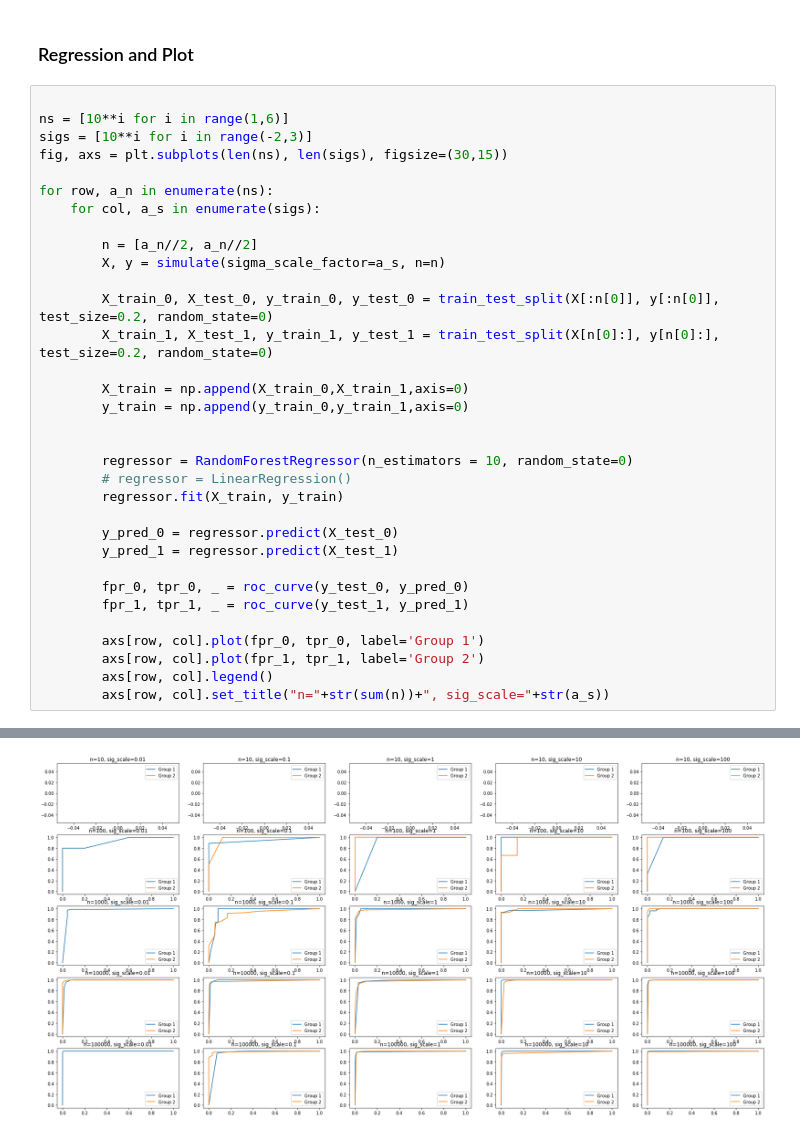
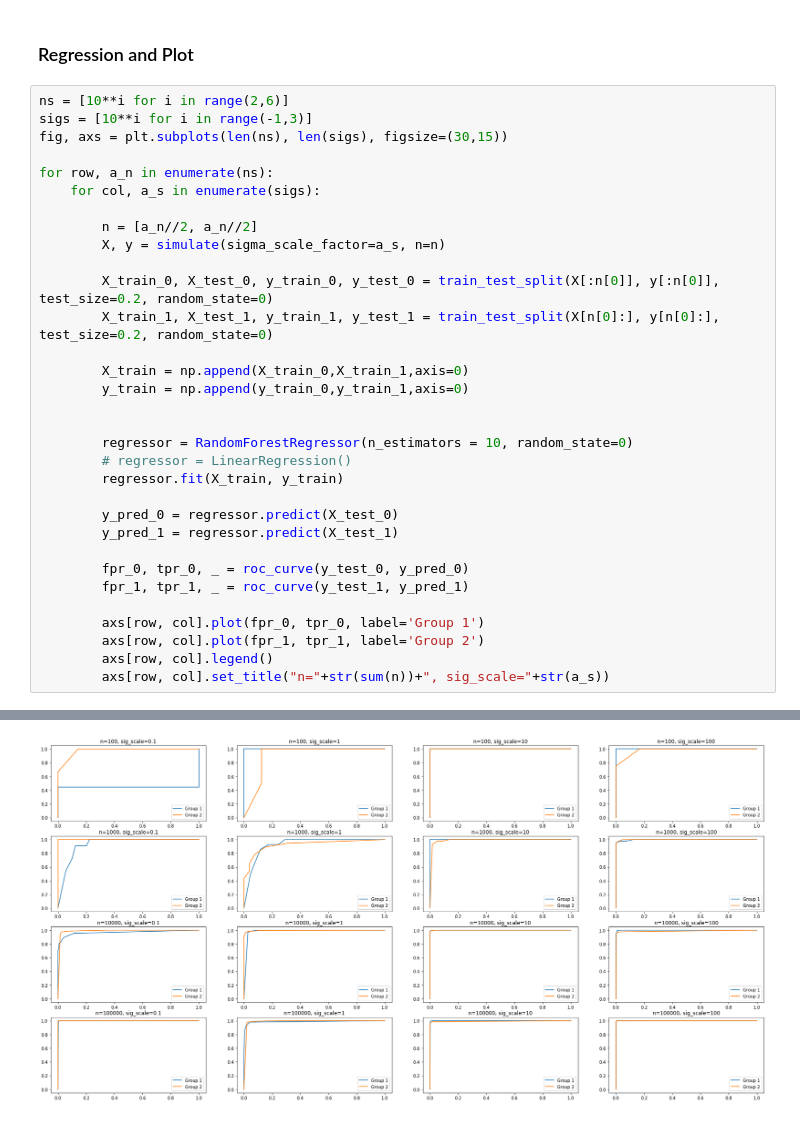
Before and after one commit to 13nat1313/ABROCAproject, a Jupyter notebook: ABROCAprojectDataGeneration.ipynb, the cells around one changed output, grey strips where cells are left out. Saved outputs shown, nothing was run; the diff lists cells and outputs as text.

```diff
--- a/ABROCAprojectDataGeneration.ipynb
+++ b/ABROCAprojectDataGeneration.ipynb
@@ -31,9 +31,8 @@ def simulate(sigma_scale_factor=1, n=[10000, 10000]):
 # %% [markdown]
 ### Regression and Plot
 # %%
-
-ns = [10**i for i in range(1,6)]
-sigs = [10**i for i in range(-2,3)]
+ns = [10**i for i in range(2,6)]
+sigs = [10**i for i in range(-1,3)]
 fig, axs = plt.subplots(len(ns), len(sigs), figsize=(30,15))
 
 for row, a_n in enumerate(ns):
@@ -111 +66 @@ for row, a_n in enumerate(ns):
-[figure, old version]
+[figure, new version]
```
Also changed, not shown: parts of 2 cells of this notebook.
